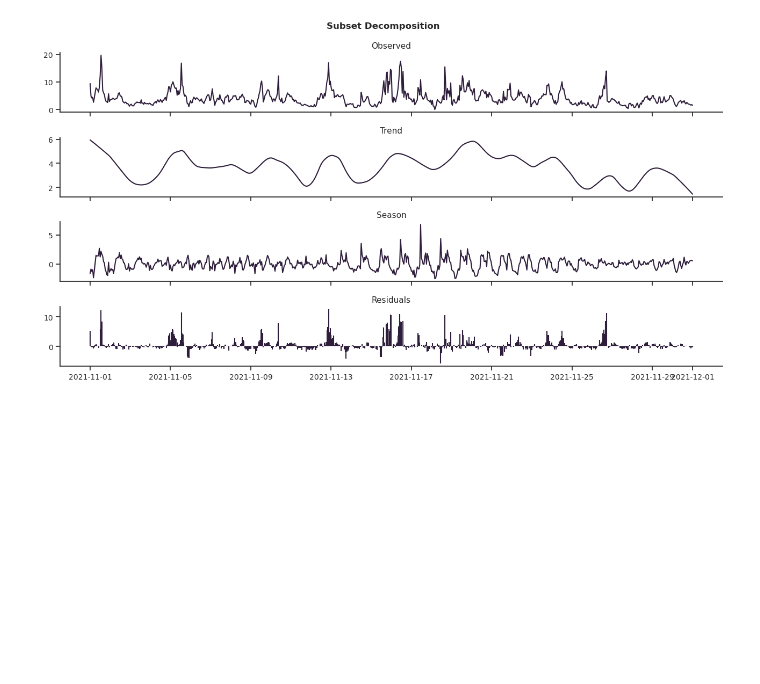
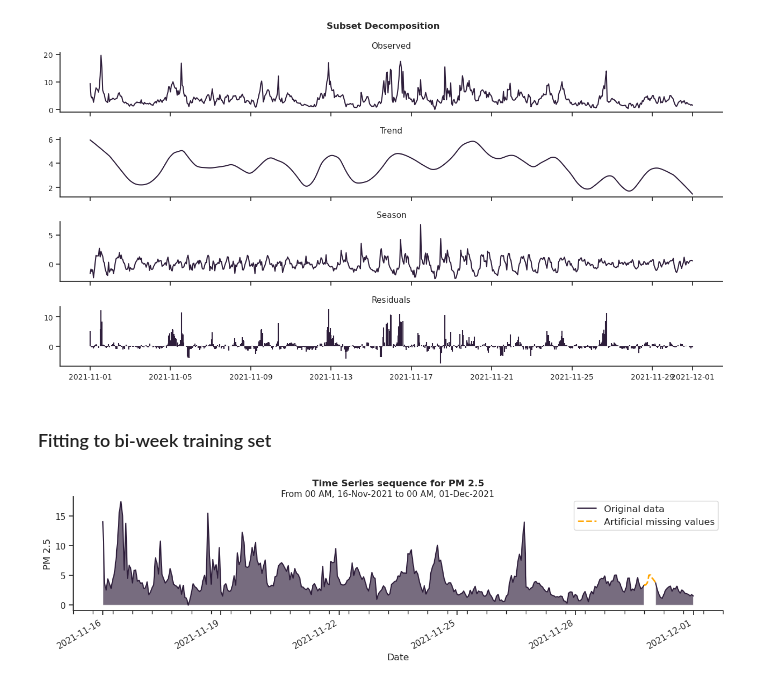
Before and after one commit to erich-hs/Air-We-Breathe, a Jupyter notebook: awb_Missing.ipynb, the cells around one changed output. Saved outputs shown, nothing was run; the diff lists cells and outputs as text; code cells hidden in the pictures; blank space fills up the shorter version.

```diff
--- a/awb_Missing.ipynb
+++ b/awb_Missing.ipynb
@@ -1174,3 +1174,30 @@ sns.despine()
 plt.tight_layout()
 # %% [output]
 [figure]
+# %% [markdown]
+### Fitting to bi-week training set
+# %%
+# Experimental subset
+station_subset_2021_11_16 = station_subset[datetime(2021, 11, 16):datetime(2021, 12, 1)]
+missing_length = 6
+padding = 24
+
+subset, subset_missing = create_missing(
+    data=station_subset_2021_11_16,
+    value="PM 2.5",
+    missing_length=missing_length,
+    padding=padding,
+    missing_index="end",
+)
+plot_compare(
+    subset,
+    subset_missing,
+    value="PM 2.5",
+    value_missing="PM 2.5",
+    missing_only=True,
+    data_label="Artificial missing values",
+    data_missing_label="Original data",
+    figsize=(15, 3)
+)
+# %% [output]
+[figure, added]
```
Also changed, not shown: parts of 28 cells of this notebook, 1 other file.
